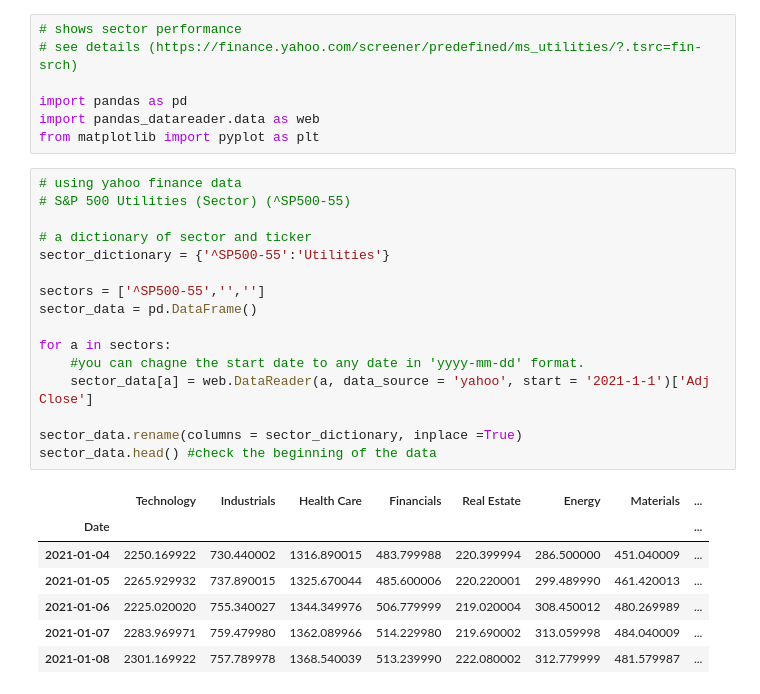
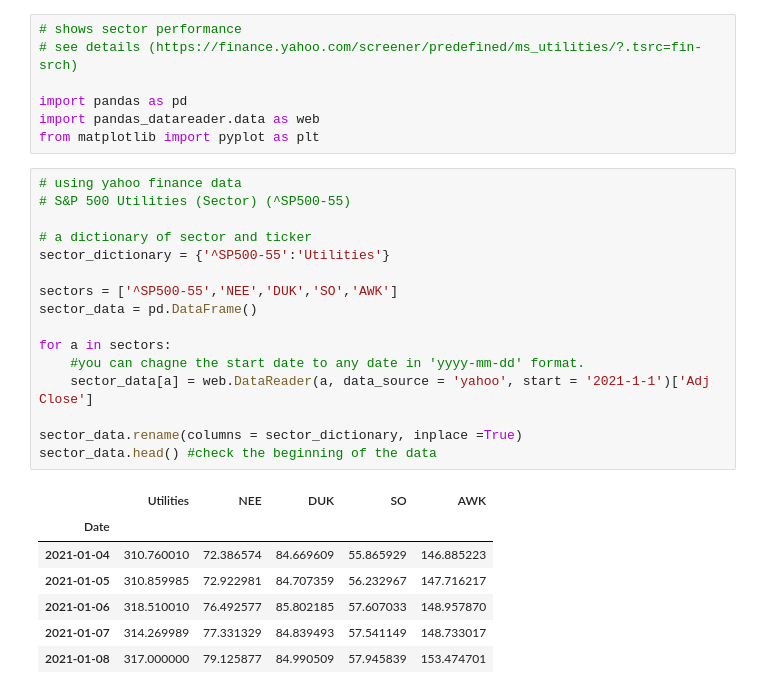
Before and after one commit to KuoLiang-hub/simulate-efficient-frontier-3tickers, a Jupyter notebook: sector_portfolios/Utilities.ipynb, the cells around one changed output. Drawn from its saved outputs; the diff is of its cells as text.

```diff
--- a/sector_portfolios/Utilities.ipynb
+++ b/sector_portfolios/Utilities.ipynb
@@ -8,27 +8,27 @@ from matplotlib import pyplot as plt
 # %%
 # using yahoo finance data
 # S&P 500 Utilities (Sector) (^SP500-55)
 
 # a dictionary of sector and ticker
 sector_dictionary = {'^SP500-55':'Utilities'}
 
-sectors = ['^SP500-55','','']
+sectors = ['^SP500-55','NEE','DUK','SO','AWK']
 sector_data = pd.DataFrame()
 
 for a in sectors:
     #you can chagne the start date to any date in 'yyyy-mm-dd' format.
     sector_data[a] = web.DataReader(a, data_source = 'yahoo', start = '2021-1-1')['Adj Close']
 
 sector_data.rename(columns = sector_dictionary, inplace =True)
 sector_data.head() #check the beginning of the data
 # %% [output]
-|  | Technology | Industrials | Health Care | Financials | Real Estate | Energy | Materials | ... |
-| Date |  |  |  |  |  |  |  | ... |
-| 2021-01-04 | 2250.169922 | 730.440002 | 1316.890015 | 483.799988 | 220.399994 | 286.500000 | 451.040009 | ... |
-| 2021-01-05 | 2265.929932 | 737.890015 | 1325.670044 | 485.600006 | 220.220001 | 299.489990 | 461.420013 | ... |
-| 2021-01-06 | 2225.020020 | 755.340027 | 1344.349976 | 506.779999 | 219.020004 | 308.450012 | 480.269989 | ... |
-| 2021-01-07 | 2283.969971 | 759.479980 | 1362.089966 | 514.229980 | 219.690002 | 313.059998 | 484.040009 | ... |
-| 2021-01-08 | 2301.169922 | 757.789978 | 1368.540039 | 513.239990 | 222.080002 | 312.779999 | 481.579987 | ... |
+|  | Utilities | NEE | DUK | SO | AWK |
+| Date |  |  |  |  |  |
+| 2021-01-04 | 310.760010 | 72.386574 | 84.669609 | 55.865929 | 146.885223 |
+| 2021-01-05 | 310.859985 | 72.922981 | 84.707359 | 56.232967 | 147.716217 |
+| 2021-01-06 | 318.510010 | 76.492577 | 85.802185 | 57.607033 | 148.957870 |
+| 2021-01-07 | 314.269989 | 77.331329 | 84.839493 | 57.541149 | 148.733017 |
+| 2021-01-08 | 317.000000 | 79.125877 | 84.990509 | 57.945839 | 153.474701 |
 # %%
 sector_data.tail() #check the end of the data
 # %% [output]
```
Also changed, not shown: parts of 3 cells of this notebook, 1 other file.
